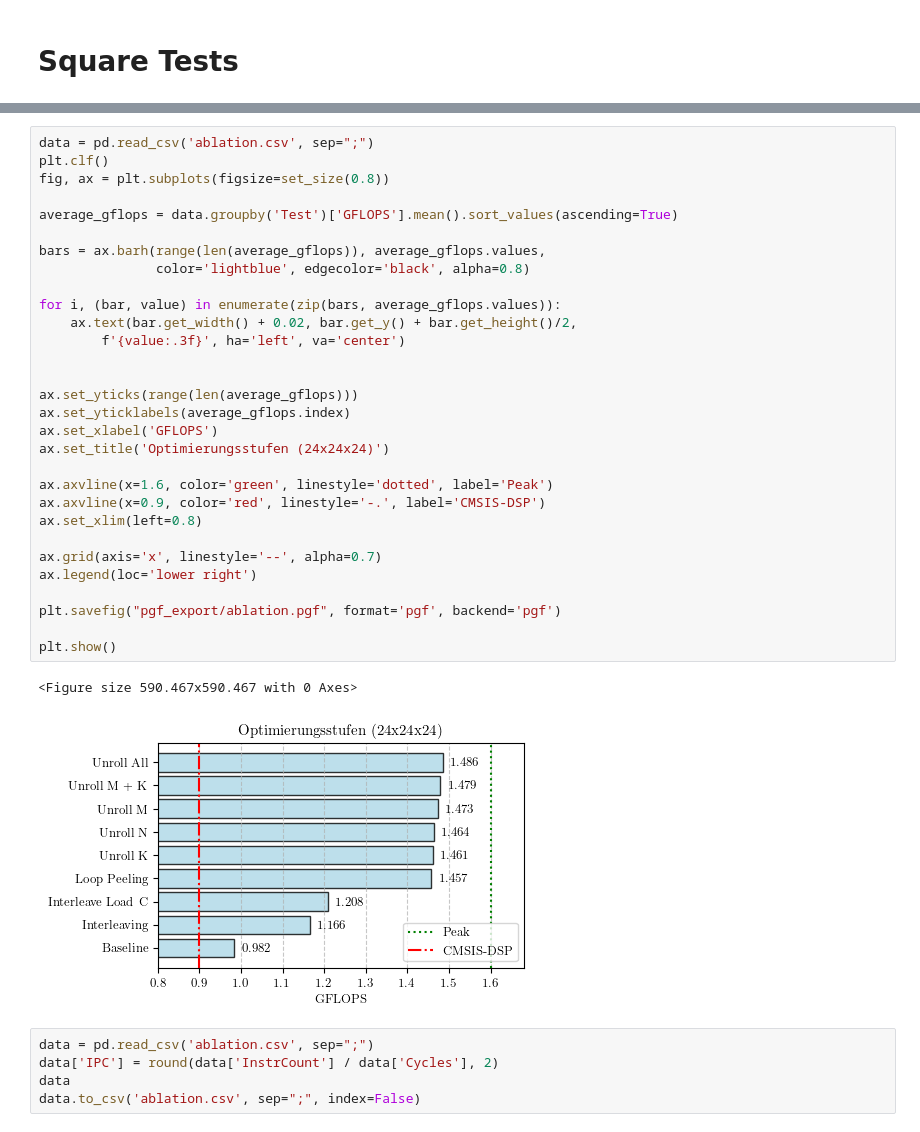
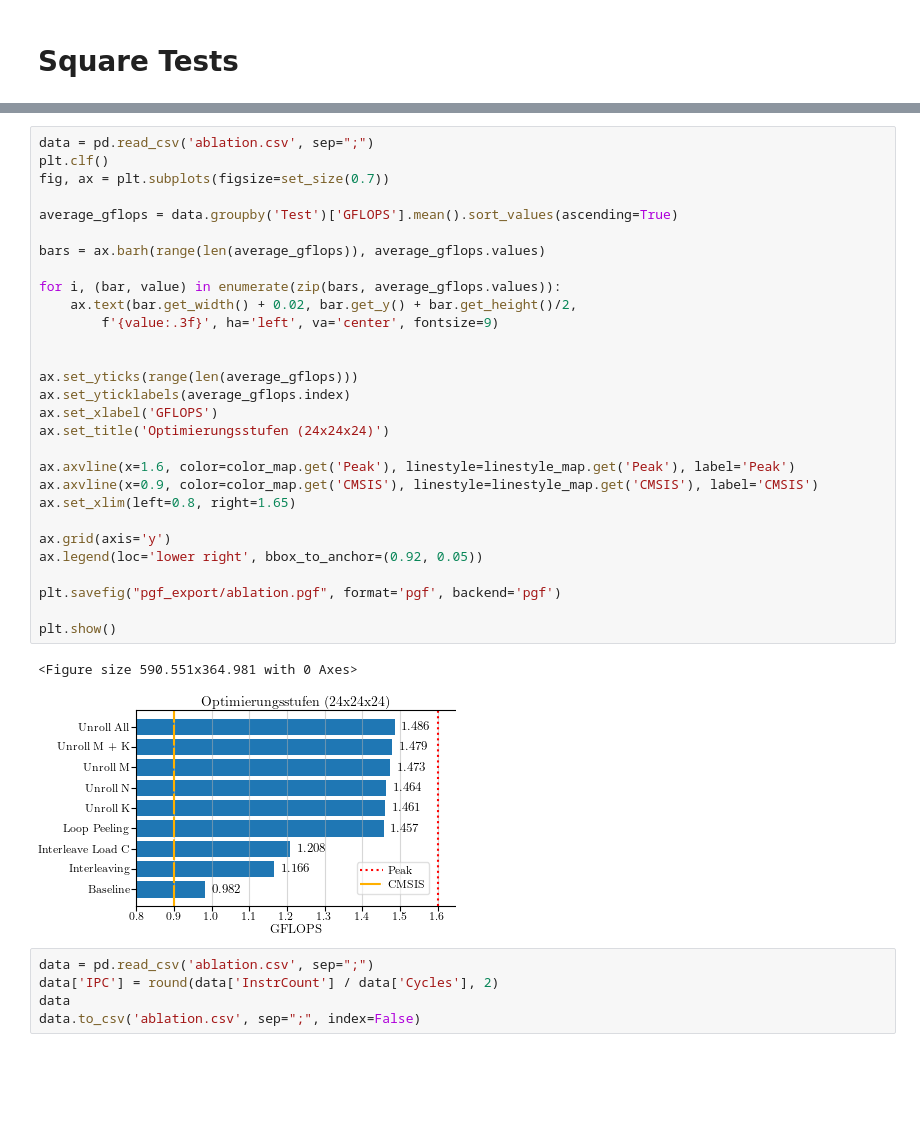
Before and after one commit to 01ill/e7-appkit-lab, a Jupyter notebook: results/jit_gemm/gemm_evaluation.ipynb, the cells around one changed output, grey strips where cells are left out. Cells and saved outputs as stored; diff of their text form; blank space fills up the shorter version.

```diff
--- a/results/jit_gemm/gemm_evaluation.ipynb
+++ b/results/jit_gemm/gemm_evaluation.ipynb
@@ -433,36 +331,35 @@ plt.savefig("pgf_export/square_storage.pgf", format='pgf', backend='pgf')
 # %%
 data = pd.read_csv('ablation.csv', sep=";")
 plt.clf()
-fig, ax = plt.subplots(figsize=set_size(0.8))
+fig, ax = plt.subplots(figsize=set_size(0.7))
 
 average_gflops = data.groupby('Test')['GFLOPS'].mean().sort_values(ascending=True)
 
-bars = ax.barh(range(len(average_gflops)), average_gflops.values,
-               color='lightblue', edgecolor='black', alpha=0.8)
+bars = ax.barh(range(len(average_gflops)), average_gflops.values)
 
 for i, (bar, value) in enumerate(zip(bars, average_gflops.values)):
     ax.text(bar.get_width() + 0.02, bar.get_y() + bar.get_height()/2,
-        f'{value:.3f}', ha='left', va='center')
+        f'{value:.3f}', ha='left', va='center', fontsize=9)
 
 
 ax.set_yticks(range(len(average_gflops)))
 ax.set_yticklabels(average_gflops.index)
 ax.set_xlabel('GFLOPS')
 ax.set_title('Optimierungsstufen (24x24x24)')
 
-ax.axvline(x=1.6, color='green', linestyle='dotted', label='Peak')
-ax.axvline(x=0.9, color='red', linestyle='-.', label='CMSIS-DSP')
-ax.set_xlim(left=0.8)
+ax.axvline(x=1.6, color=color_map.get('Peak'), linestyle=linestyle_map.get('Peak'), label='Peak')
+ax.axvline(x=0.9, color=color_map.get('CMSIS'), linestyle=linestyle_map.get('CMSIS'), label='CMSIS')
+ax.set_xlim(left=0.8, right=1.65)
 
-ax.grid(axis='x', linestyle='--', alpha=0.7)
-ax.legend(loc='lower right')
+ax.grid(axis='y')
+ax.legend(loc='lower right', bbox_to_anchor=(0.92, 0.05))
 
 plt.savefig("pgf_export/ablation.pgf", format='pgf', backend='pgf')
 
 plt.show()
 # %% [output]
-<Figure size 590.467x590.467 with 0 Axes>
+<Figure size 590.551x364.981 with 0 Axes>
-[figure, old version]
+[figure, new version]
 # %%
 data = pd.read_csv('ablation.csv', sep=";")
 data['IPC'] = round(data['InstrCount'] / data['Cycles'], 2)
```
Also changed, not shown: parts of 29 cells of this notebook, 53 other files.
